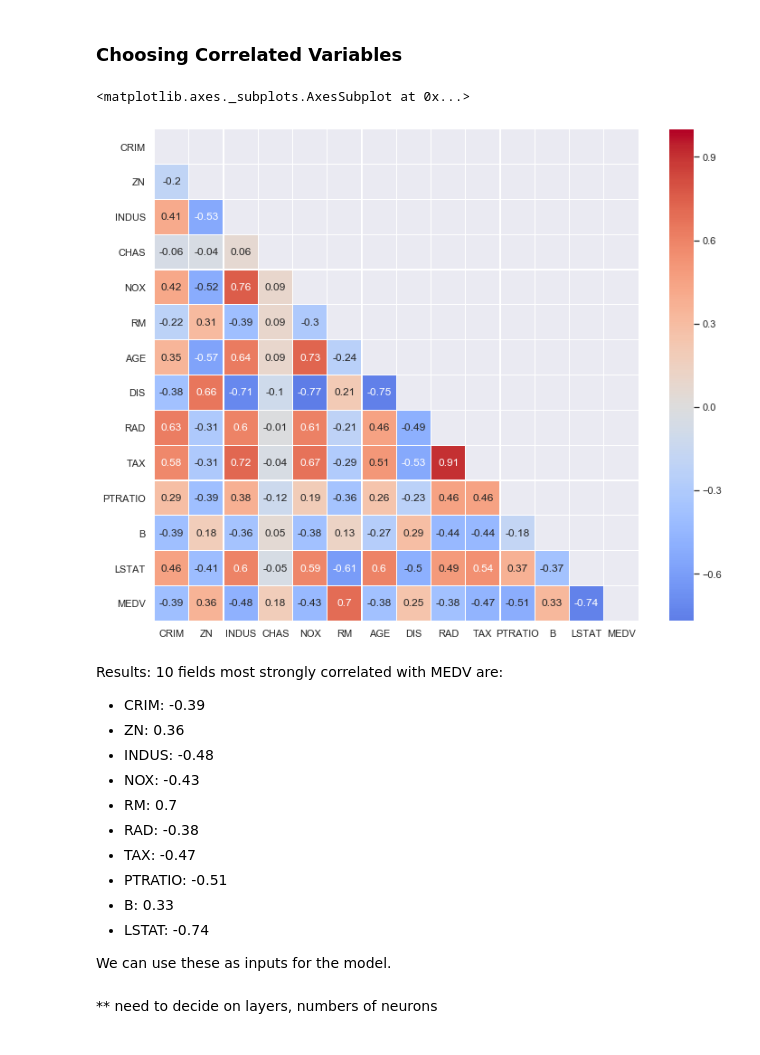
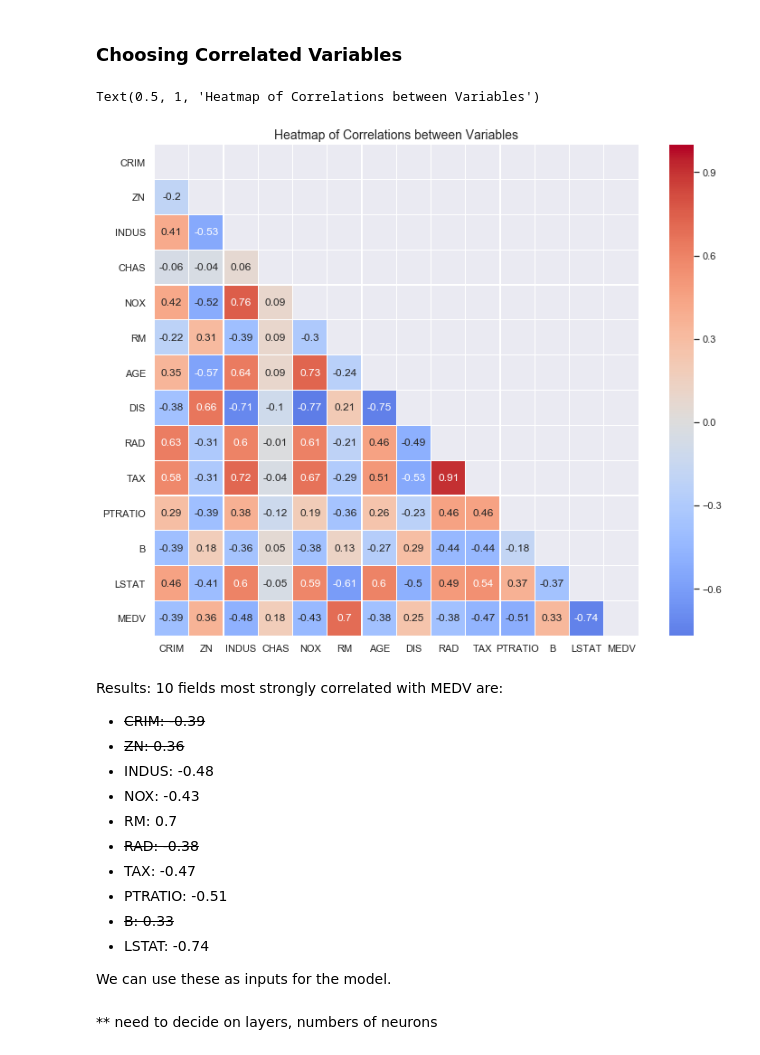
Before and after one commit to Pmcg1/ML-S_Project_2019, a Jupyter notebook: ML-S_2019.ipynb, the cells around one changed output. Saved outputs shown, nothing was run; the diff lists cells and outputs as text; code cells hidden in the pictures.

```diff
--- a/ML-S_2019.ipynb
+++ b/ML-S_2019.ipynb
@@ -273,27 +300,29 @@ Using TensorFlow backend.
 # %%
 # Seaborn heatmap
 sns.set(style='dark')
 
 # Mask upper triangle
 mask = np.zeros_like(df.corr(), dtype=np.bool)
 mask[np.triu_indices_from(mask)] = True
 
 plt.figure(figsize = (12,10))
 sns.heatmap(df.corr().round(2), annot=True, mask=mask, cmap='coolwarm', center=0, linewidths=0.2)
+
+plt.title('Heatmap of Correlations between Variables', fontsize=14)
 # %% [output]
-<matplotlib.axes._subplots.AxesSubplot at 0x...>
+Text(0.5, 1, 'Heatmap of Correlations between Variables')
-[figure, old version]
+[figure, new version]
 # %% [markdown]
 Results: 10 fields most strongly correlated with MEDV are:
-* CRIM: -0.39
-* ZN: 0.36
+* ~~CRIM: -0.39~~
+* ~~ZN: 0.36~~
 * INDUS: -0.48
 * NOX: -0.43
 * RM: 0.7
-* RAD: -0.38
+* ~~RAD: -0.38~~
 * TAX: -0.47
 * PTRATIO: -0.51
-* B: 0.33
+* ~~B: 0.33~~
 * LSTAT: -0.74
 
 We can use these as inputs for the model.
```
Also changed, not shown: parts of 46 cells of this notebook.
